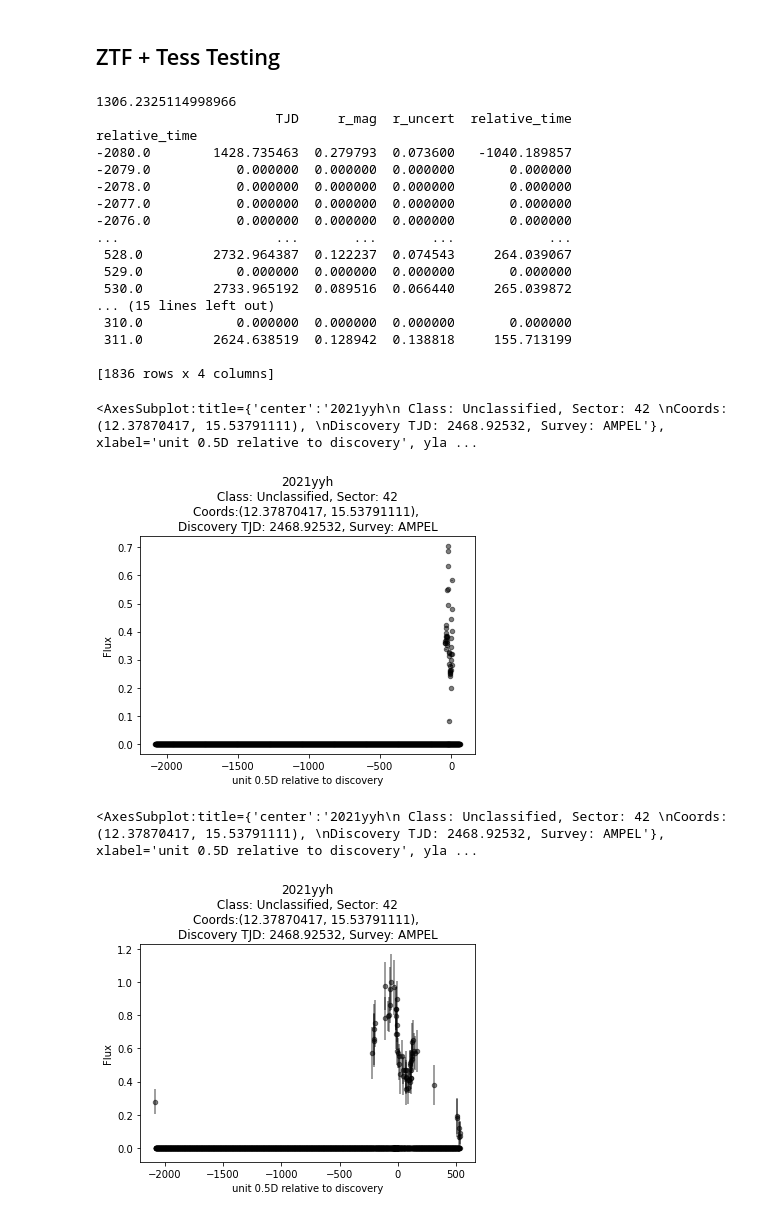
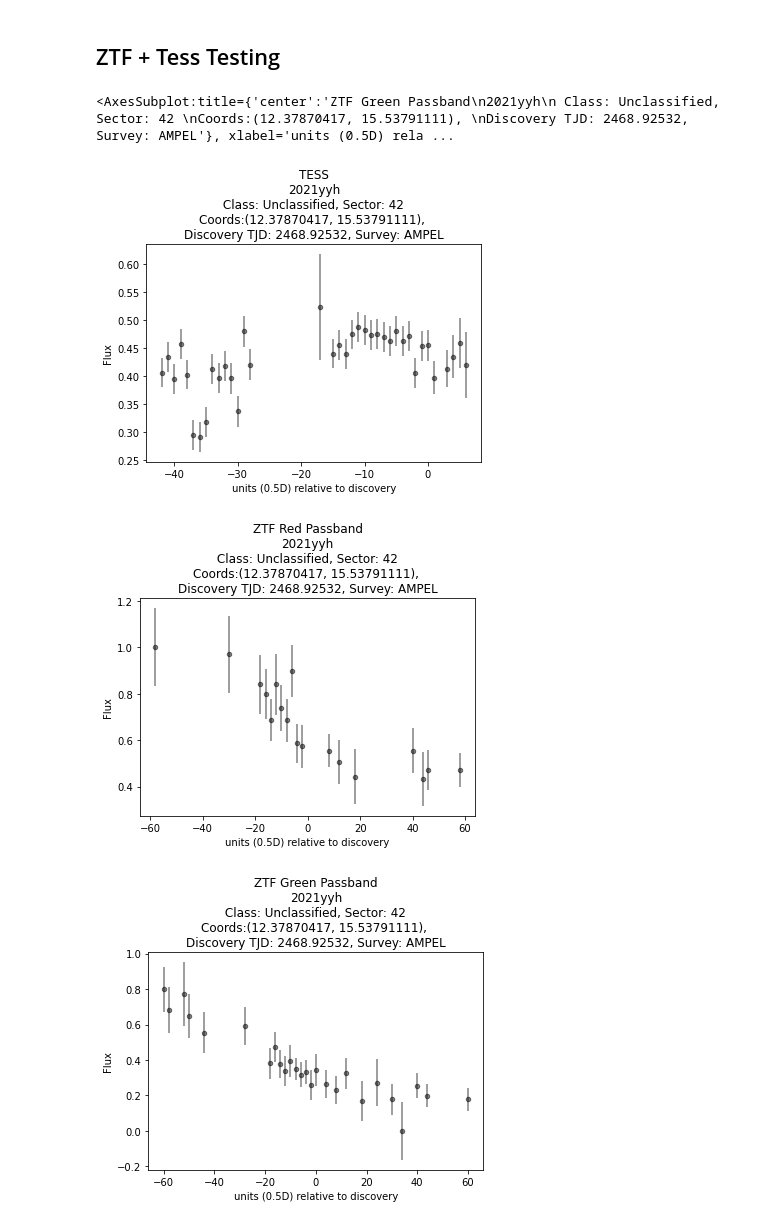
Before and after one commit to halihuang/TESSEpochTime, a Jupyter notebook: preprocessing.ipynb, the cells around one changed output. Cells and saved outputs as stored; diff of their text form; code cells hidden in the pictures.

Commit message:
modified preprocess.py to handle processing of all ztf + tess curves, added section to processing.ipynb to display tess, ztf plots

```diff
--- a/preprocessing.ipynb
+++ b/preprocessing.ipynb
@@ -202,32 +202,22 @@ ax.axvline(t_max, color="red", linestyle="--")
 # %% [markdown]
 ## ZTF + Tess Testing
 # %%
-from preprocess import preproccess_ztf_tess, display_curve
-df, meta = preproccess_ztf_tess("2021yyh_ZTF18acdyyxk_non_detections.csv")
-df_slice = df.loc[:60, :]
-display_curve(df_slice, meta, "tess_mag", "tess_uncert")
+from preprocess import preprocess_ztf_tess, display_curve
+params = {
+        "norm": True,
+        "to_bin": True,
+        "bin_interval": "0.5D",
+        "time_scale": "trigger",
+        "ztf_tess": True,
+        "tess": True
+    }
+df, meta = preprocess_ztf_tess("2021yyh_ZTF18acdyyxk_non_detections.csv", params)
+df_slice = df.loc[-60:60, :]
+display_curve(df_slice, meta, "tess_mag", "tess_uncert", title_info="TESS")
+display_curve(df_slice, meta, "r_mag", "r_uncert", title_info="ZTF Red Passband")
+display_curve(df_slice, meta, "g_mag", "g_uncert", title_info="ZTF Green Passband")
 # %% [output]
-1306.2325114998966
-                       TJD     r_mag  r_uncert  relative_time
-relative_time
--2080.0        1428.735463  0.279793  0.073600   -1040.189857
--2079.0           0.000000  0.000000  0.000000       0.000000
--2078.0           0.000000  0.000000  0.000000       0.000000
--2077.0           0.000000  0.000000  0.000000       0.000000
--2076.0           0.000000  0.000000  0.000000       0.000000
-...                    ...       ...       ...            ...
- 528.0         2732.964387  0.122237  0.074543     264.039067
- 529.0            0.000000  0.000000  0.000000       0.000000
- 530.0         2733.965192  0.089516  0.066440     265.039872
-... (15 lines left out)
- 310.0            0.000000  0.000000  0.000000       0.000000
- 311.0         2624.638519  0.128942  0.138818     155.713199
-
-[1836 rows x 4 columns]
+<AxesSubplot:title={'center':'ZTF Green Passband\n2021yyh\n Class: Unclassified, Sector: 42 \nCoords:(12.37870417, 15.53791111), \nDiscovery TJD: 2468.92532, Survey: AMPEL'}, xlabel='units (0.5D) rela ...
-<AxesSubplot:title={'center':'2021yyh\n Class: Unclassified, Sector: 42 \nCoords:(12.37870417, 15.53791111), \nDiscovery TJD: 2468.92532, Survey: AMPEL'}, xlabel='unit 0.5D relative to discovery', yla ...
-[figure, old version]
+[figure, new version]
+[figure, added]
+[figure, added]
-# %%
-display_curve(df_slice, meta, "r_mag", "r_uncert")
-# %% [output]
-<AxesSubplot:title={'center':'2021yyh\n Class: Unclassified, Sector: 42 \nCoords:(12.37870417, 15.53791111), \nDiscovery TJD: 2468.92532, Survey: AMPEL'}, xlabel='unit 0.5D relative to discovery', yla ...
-[figure, removed]
```
Also changed, not shown: parts of 4 cells of this notebook, 2 other files.
